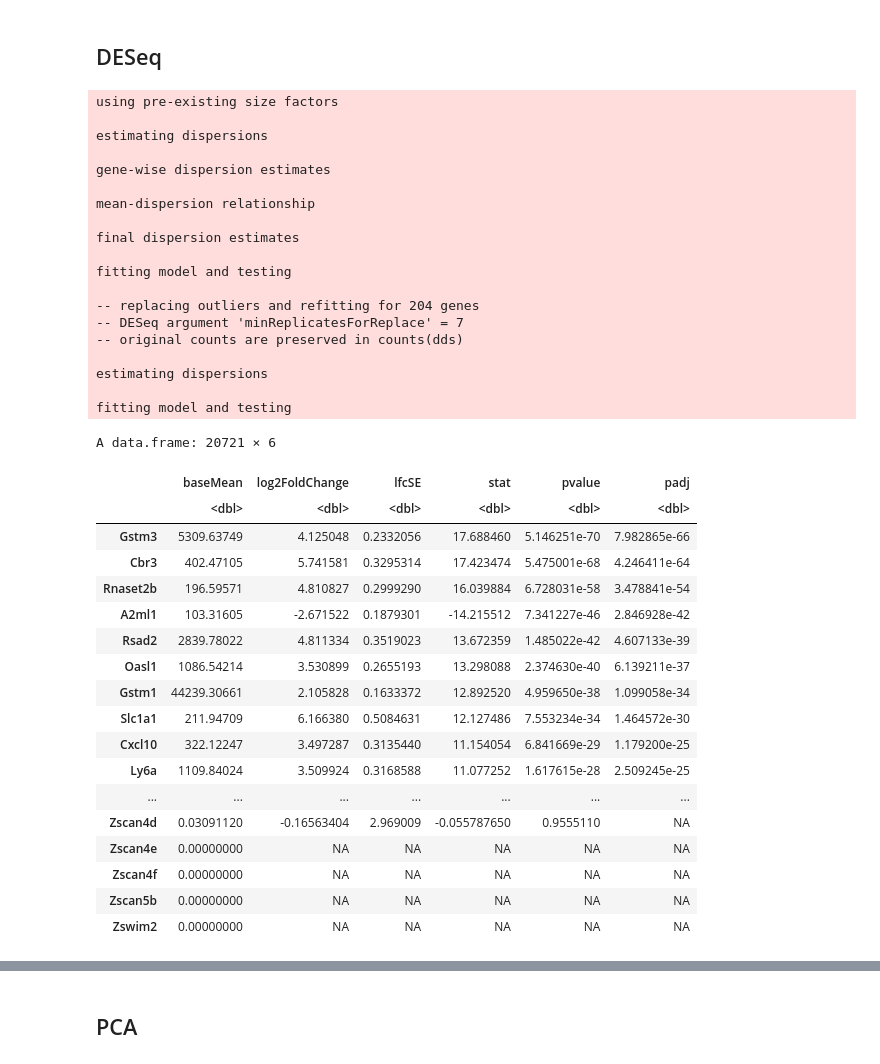
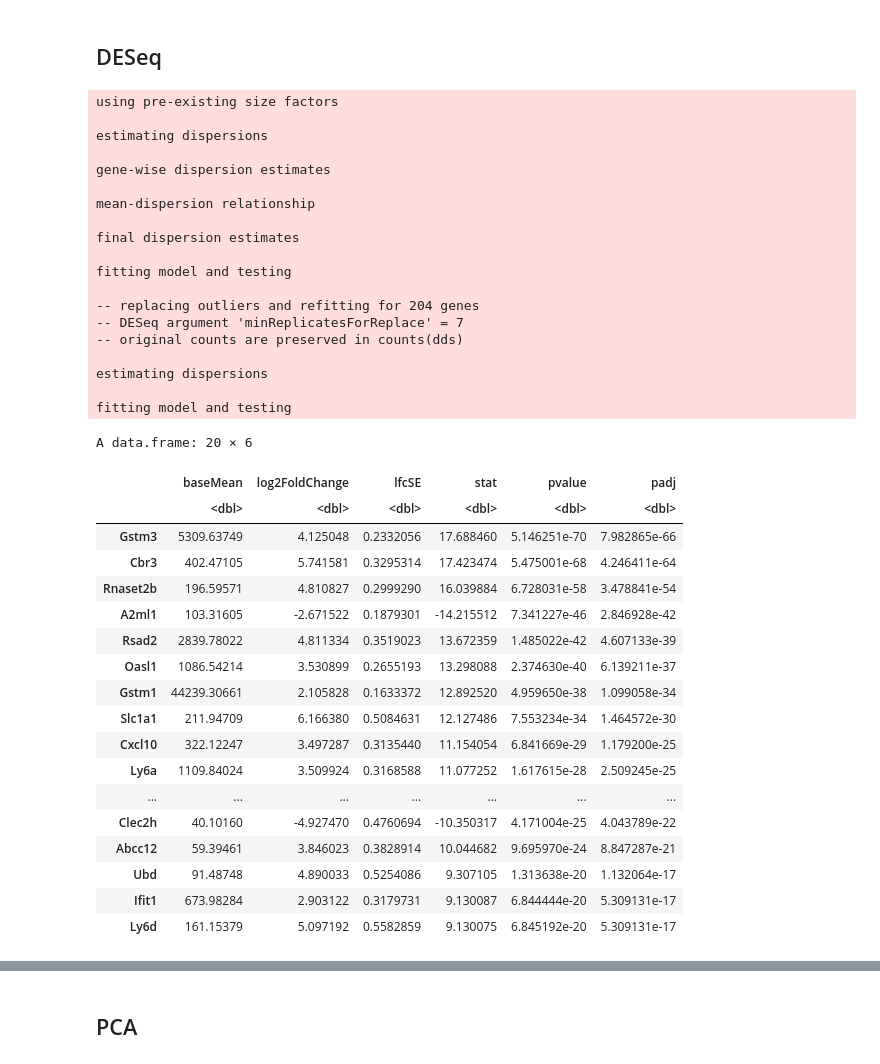
Before and after one commit to pritykinlab/bulkrna-differential-analysis, a Jupyter notebook: agt7/agt7_analyses.ipynb, the cells around one changed output, grey strips where cells are left out. Drawn from its saved outputs; the diff is of its cells as text; code cells hidden in the pictures.

```diff
--- a/agt7/agt7_analyses.ipynb
+++ b/agt7/agt7_analyses.ipynb
@@ -202,7 +203,7 @@ res_liver_no_adj <- get_de_genes(dds_liver_no_adj$dds, "Mouse_Genotype_Code", "K
 res_liver_no_adj_ordered <- res_liver_no_adj$res[order(res_liver_no_adj$res$padj),]
 
 # view the results
-View(as.data.frame(res_liver_no_adj_ordered))
+View(head(as.data.frame(res_liver_no_adj_ordered), 20))
 
 # save results to csv file
 write.csv(as.data.frame(res_liver_no_adj_ordered), file = "res_liver_no_adj_ordered.csv")
@@ -212,39 +213,39 @@ using pre-existing size factors
 estimating dispersions
 
 gene-wise dispersion estimates
 
 mean-dispersion relationship
 
 final dispersion estimates
 
 fitting model and testing
 
 -- replacing outliers and refitting for 204 genes
 -- DESeq argument 'minReplicatesForReplace' = 7
 -- original counts are preserved in counts(dds)
 
 estimating dispersions
 
 fitting model and testing
-A data.frame: 20721 × 6
+A data.frame: 20 × 6
 |  | baseMean | log2FoldChange | lfcSE | stat | pvalue | padj |
 |  | <dbl> | <dbl> | <dbl> | <dbl> | <dbl> | <dbl> |
 | Gstm3 | 5309.63749 | 4.125048 | 0.2332056 | 17.688460 | 5.146251e-70 | 7.982865e-66 |
 | Cbr3 | 402.47105 | 5.741581 | 0.3295314 | 17.423474 | 5.475001e-68 | 4.246411e-64 |
 | Rnaset2b | 196.59571 | 4.810827 | 0.2999290 | 16.039884 | 6.728031e-58 | 3.478841e-54 |
 | A2ml1 | 103.31605 | -2.671522 | 0.1879301 | -14.215512 | 7.341227e-46 | 2.846928e-42 |
 | Rsad2 | 2839.78022 | 4.811334 | 0.3519023 | 13.672359 | 1.485022e-42 | 4.607133e-39 |
 | Oasl1 | 1086.54214 | 3.530899 | 0.2655193 | 13.298088 | 2.374630e-40 | 6.139211e-37 |
 | Gstm1 | 44239.30661 | 2.105828 | 0.1633372 | 12.892520 | 4.959650e-38 | 1.099058e-34 |
 | Slc1a1 | 211.94709 | 6.166380 | 0.5084631 | 12.127486 | 7.553234e-34 | 1.464572e-30 |
 | Cxcl10 | 322.12247 | 3.497287 | 0.3135440 | 11.154054 | 6.841669e-29 | 1.179200e-25 |
 | Ly6a | 1109.84024 | 3.509924 | 0.3168588 | 11.077252 | 1.617615e-28 | 2.509245e-25 |
 | ... | ... | ... | ... | ... | ... | ... |
-| Zscan4d | 0.03091120 | -0.16563404 | 2.969009 | -0.055787650 | 0.9555110 | NA |
-| Zscan4e | 0.00000000 | NA | NA | NA | NA | NA |
-| Zscan4f | 0.00000000 | NA | NA | NA | NA | NA |
-| Zscan5b | 0.00000000 | NA | NA | NA | NA | NA |
-| Zswim2 | 0.00000000 | NA | NA | NA | NA | NA |
+| Clec2h | 40.10160 | -4.927470 | 0.4760694 | -10.350317 | 4.171004e-25 | 4.043789e-22 |
+| Abcc12 | 59.39461 | 3.846023 | 0.3828914 | 10.044682 | 9.695970e-24 | 8.847287e-21 |
+| Ubd | 91.48748 | 4.890033 | 0.5254086 | 9.307105 | 1.313638e-20 | 1.132064e-17 |
+| Ifit1 | 673.98284 | 2.903122 | 0.3179731 | 9.130087 | 6.844444e-20 | 5.309131e-17 |
+| Ly6d | 161.15379 | 5.097192 | 0.5582859 | 9.130075 | 6.845192e-20 | 5.309131e-17 |
 # %%
 # deseq (adjusted for gender)
 
```
Also changed, not shown: parts of 3 cells of this notebook, 2 other files.
